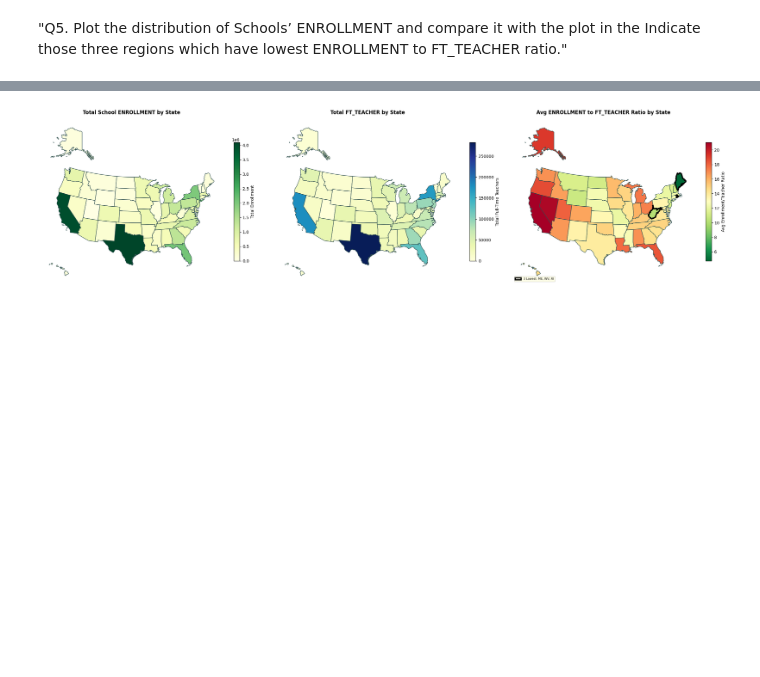
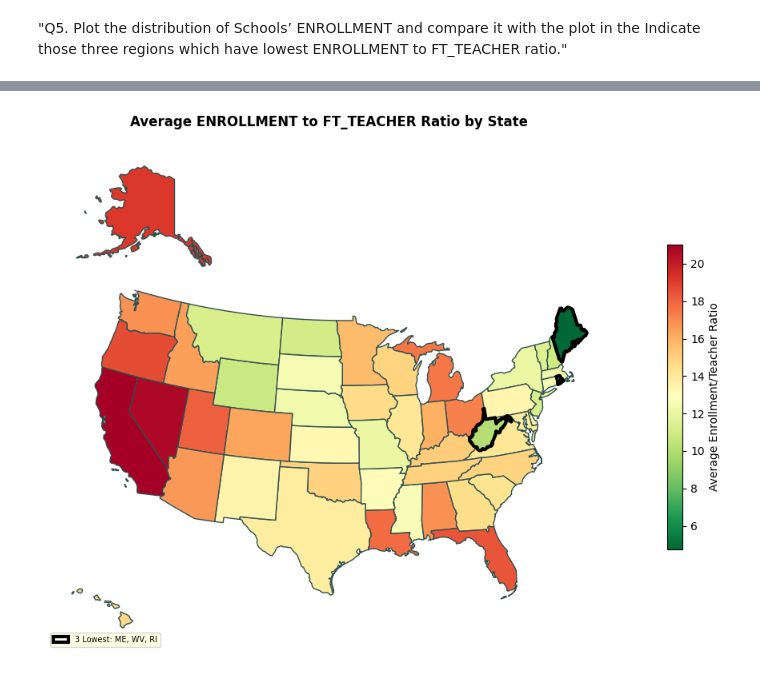
Before and after one commit to SimonRuskola/D7055E_Assignments, a Jupyter notebook: Assignment_2/main.ipynb, the cells around one changed output, grey strips where cells are left out. Saved outputs shown, nothing was run; the diff lists cells and outputs as text; code cells hidden in the pictures; blank space fills up the shorter version.

```diff
--- a/Assignment_2/main.ipynb
+++ b/Assignment_2/main.ipynb
@@ -303,11 +321,11 @@ RI: 10.54 students per teacher
 from matplotlib.patches import Patch
 
 # Calculate metrics per state for mapping
-enrollment_map = schools_filtered.groupby('STATE')['ENROLLMENT'].sum().reset_index()
-enrollment_map.columns = ['STATE', 'TOTAL_ENROLLMENT']
+enrollment_map = schools_filtered.groupby('STATE')['ENROLLMENT'].mean().reset_index()
+enrollment_map.columns = ['STATE', 'AVG_ENROLLMENT']
 
-teachers_map = schools_filtered.groupby('STATE')['FT_TEACHER'].sum().reset_index()
-teachers_map.columns = ['STATE', 'TOTAL_FT_TEACHER']
+teachers_map = schools_filtered.groupby('STATE')['FT_TEACHER'].mean().reset_index()
+teachers_map.columns = ['STATE', 'AVG_FT_TEACHER']
 
 ratio_map = schools_filtered.groupby('STATE')['ENROLLMENT_FT_TEACHER_RATIO'].mean().reset_index()
 ratio_map.columns = ['STATE', 'AVG_RATIO']
@@ -338,67 +356,34 @@ ratio_map_data = us_states_q5.merge(ratio_map, on='STATE', how='left')
 ratio_lowest = ratio_map_data.loc[ratio_map_data['AVG_RATIO'].idxmin()]
 ratio_second_lowest = ratio_map_data.nsmallest(2, 'AVG_RATIO').iloc[1]
 ratio_third_lowest = ratio_map_data.nsmallest(3, 'AVG_RATIO').iloc[2]
 
 # Create figure with 3 maps
-fig, (ax1, ax2, ax3) = plt.subplots(1, 3, figsize=(24, 7))
-
-# 1. ENROLLMENT MAP
-enrollment_map_data.plot(
-    column='TOTAL_ENROLLMENT',
-    ax=ax1,
-    edgecolor='darkslategray',
-    legend=True,
-    cmap='YlGn',
-    legend_kwds={'label': 'Total Enrollment', 'shrink': 0.6},
-    vmin=0,
-    missing_kwds={'color': 'lightgrey', 'label': 'No data'}
-)
-ax1.axis('off')
-ax1.set_title('Total School ENROLLMENT by State', fontsize=12, fontweight='bold', pad=15)
-leg1.get_frame().set_facecolor('lightgreen')
-leg1.get_frame().set_alpha(0.8)
-
-# 2. FT_TEACHER MAP
-teachers_map_data.plot(
-    column='TOTAL_FT_TEACHER',
-    ax=ax2,
-    edgecolor='darkslategray',
-    legend=True,
-    cmap='YlGnBu',
-    legend_kwds={'label': 'Total Full-Time Teachers', 'shrink': 0.6},
-    vmin=0,
-    missing_kwds={'color': 'lightgrey', 'label': 'No data'}
-)
-ax2.axis('off')
-ax2.set_title('Total FT_TEACHER by State', fontsize=12, fontweight='bold', pad=15)
-
-leg2.get_frame().set_facecolor('lightblue')
-leg2.get_frame().set_alpha(0.8)
+fig, (ax3) = plt.subplots(1, 1, figsize=(14, 7))
 
 # 3. ENROLLMENT TO FT_TEACHER RATIO MAP
 ratio_map_data.plot(
     column='AVG_RATIO',
     ax=ax3,
     edgecolor='darkslategray',
     legend=True,
     cmap='RdYlGn_r',
-    legend_kwds={'label': 'Avg Enrollment/Teacher Ratio', 'shrink': 0.6},
+    legend_kwds={'label': 'Average Enrollment/Teacher Ratio', 'shrink': 0.6},
     missing_kwds={'color': 'lightgrey', 'label': 'No data'}
 )
 ax3.axis('off')
-ax3.set_title('Avg ENROLLMENT to FT_TEACHER Ratio by State', fontsize=12, fontweight='bold', pad=15)
+ax3.set_title('Average ENROLLMENT to FT_TEACHER Ratio by State', fontsize=12, fontweight='bold', pad=15)
 
 gpd.GeoDataFrame([ratio_lowest]).plot(ax=ax3, facecolor='none', edgecolor='black', linewidth=3)
 gpd.GeoDataFrame([ratio_second_lowest]).plot(ax=ax3, facecolor='none', edgecolor='black', linewidth=3)
 gpd.GeoDataFrame([ratio_third_lowest]).plot(ax=ax3, facecolor='none', edgecolor='black', linewidth=3)
 
 ratio_low_patch = Patch(facecolor='none', edgecolor='black', linewidth=3,
                         label=f'3 Lowest: {ratio_lowest["STATE"]}, {ratio_second_lowest["STATE"]}, {ratio_third_lowest["STATE"]}')
 leg3 = ax3.legend(handles=[ratio_low_patch], loc='lower left', fontsize=7)
 leg3.get_frame().set_facecolor('lightyellow')
 leg3.get_frame().set_alpha(0.8)
 
 plt.tight_layout()
 plt.show()
 # %% [output]
-[figure, old version]
+[figure, new version]
```
Also changed, not shown: parts of 1 cell of this notebook, 1 other file.
